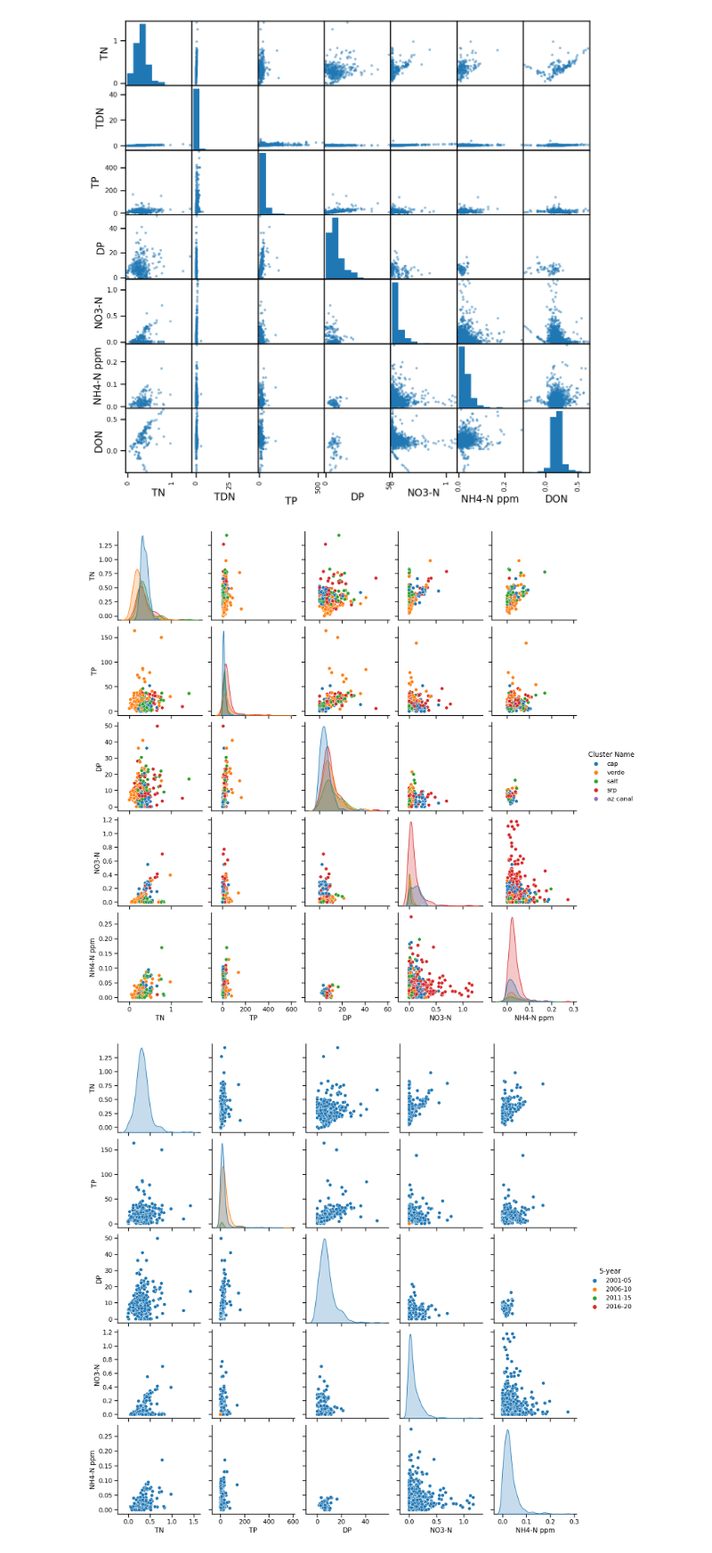
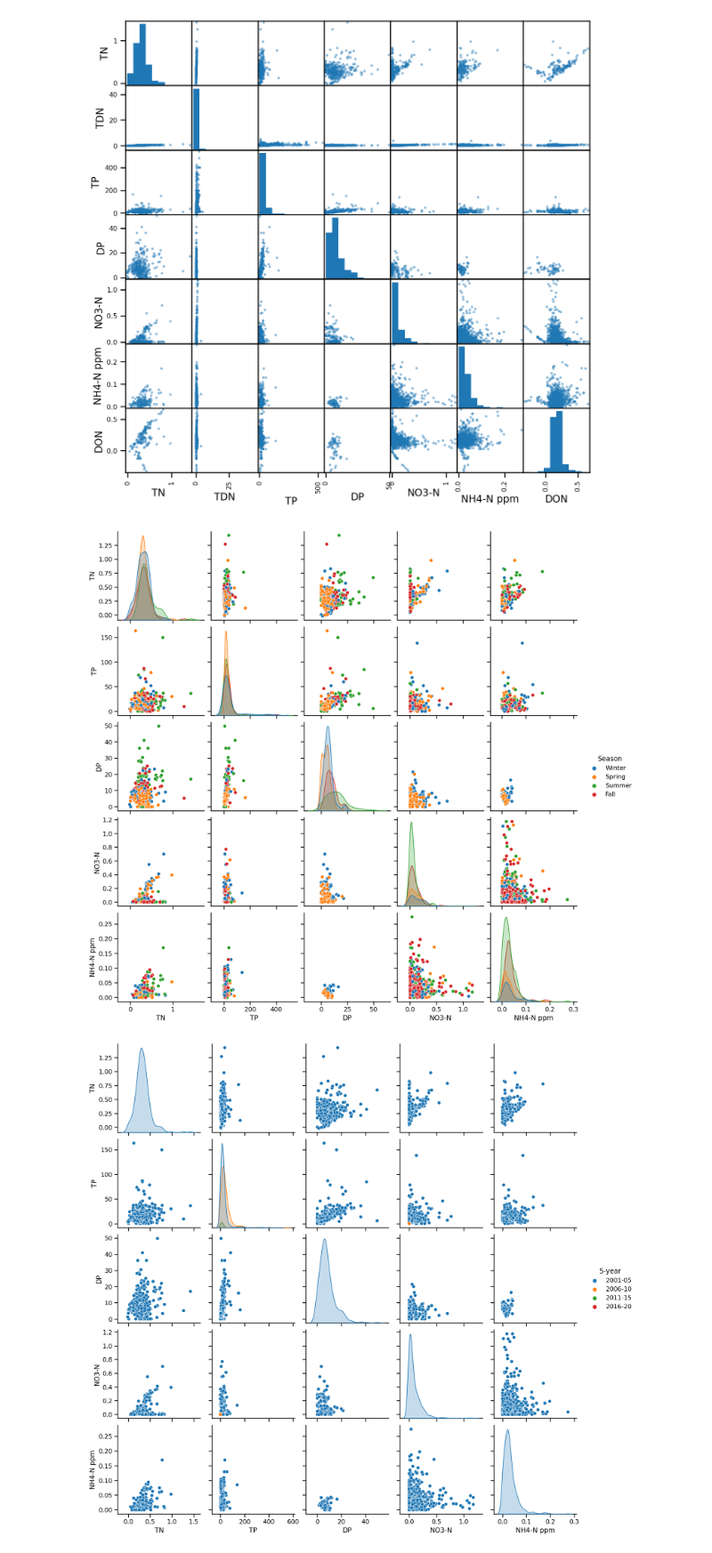
Before and after one commit to salorain/10251, a Jupyter notebook: Nutrinents/seaborn pairplot - Copy.ipynb, the cells around one changed output. Shown at 89% size. Drawn from its saved outputs; the diff is of its cells as text; code cells hidden in the pictures.

```diff
--- a/Nutrinents/seaborn pairplot - Copy.ipynb
+++ b/Nutrinents/seaborn pairplot - Copy.ipynb
@@ -23,9 +23,9 @@ plt.show()
 # %% [output]
 [figure]
 # %%
-saleh=sns.pairplot(data,vars=['TN', 'TP', 'DP','NO3-N', 'NH4-N ppm'], hue= 'Cluster Name')
+saleh=sns.pairplot(data,vars=['TN', 'TP', 'DP','NO3-N', 'NH4-N ppm'], hue= 'Season')
 # %% [output]
-[figure, old version]
+[figure, new version]
 # %%
 saleh1=sns.pairplot(data,vars=['TN', 'TP', 'DP','NO3-N', 'NH4-N ppm'], hue= '5-year')
 # %% [output]
```
Also changed, not shown: parts of 2 cells of this notebook, 2 other files.
